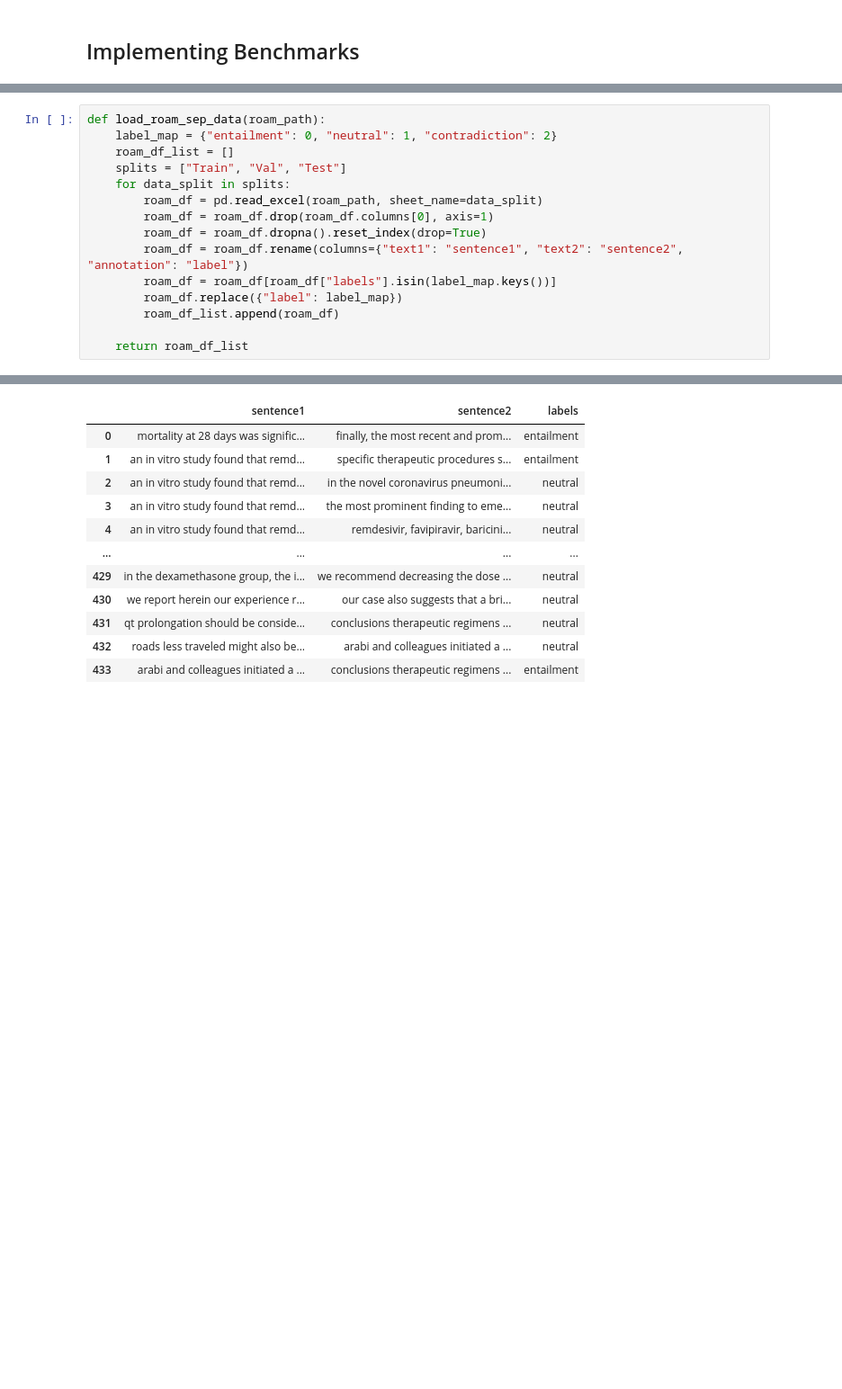
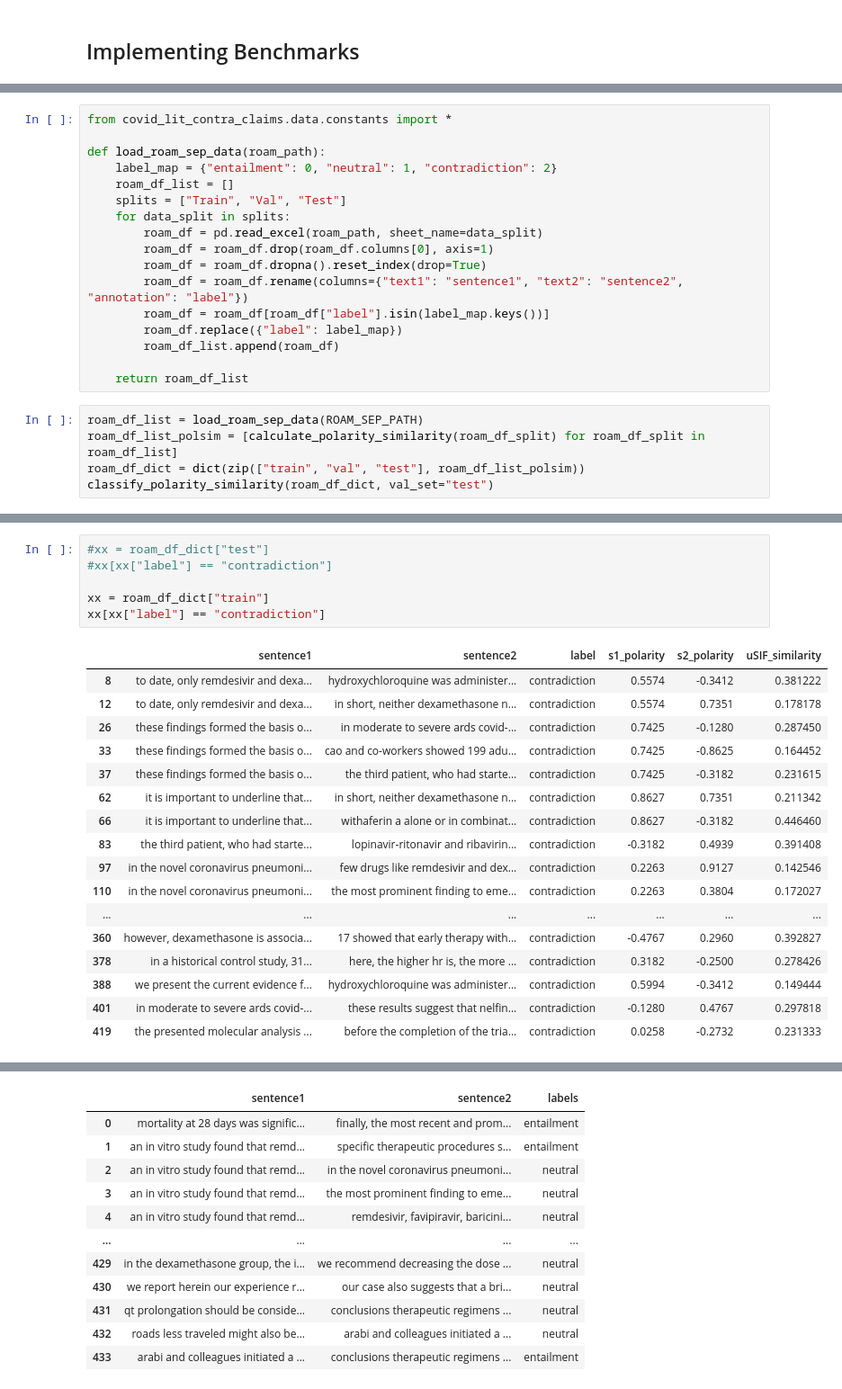
Before and after one commit to dnsosa/covid_lit_contra_claims, a Jupyter notebook: notebooks/ImplementingBenchmarks.ipynb, the cells around one changed output, grey strips where cells are left out. Shown at 90% size. Saved outputs shown, nothing was run; the diff lists cells and outputs as text; blank space fills up the shorter version.

```diff
--- a/notebooks/ImplementingBenchmarks.ipynb
+++ b/notebooks/ImplementingBenchmarks.ipynb
@@ -81,4 +92,6 @@ def classify_negative_parity(premise, hypothesis):
 # %%
+from covid_lit_contra_claims.data.constants import *
+
 def load_roam_sep_data(roam_path):
     label_map = {"entailment": 0, "neutral": 1, "contradiction": 2}
     roam_df_list = []
@@ -88,8 +101,13 @@ def load_roam_sep_data(roam_path):
         roam_df = roam_df.drop(roam_df.columns[0], axis=1)
         roam_df = roam_df.dropna().reset_index(drop=True)
         roam_df = roam_df.rename(columns={"text1": "sentence1", "text2": "sentence2", "annotation": "label"})
-        roam_df = roam_df[roam_df["labels"].isin(label_map.keys())]
+        roam_df = roam_df[roam_df["label"].isin(label_map.keys())]
         roam_df.replace({"label": label_map})
         roam_df_list.append(roam_df)
 
     return roam_df_list
+# %%
+roam_df_list = load_roam_sep_data(ROAM_SEP_PATH)
+roam_df_list_polsim = [calculate_polarity_similarity(roam_df_split) for roam_df_split in roam_df_list]
+roam_df_dict = dict(zip(["train", "val", "test"], roam_df_list_polsim))
+classify_polarity_similarity(roam_df_dict, val_set="test")
@@ -95,0 +163,24 @@ def load_roam_sep_data(roam_path):
+# %%
+#xx = roam_df_dict["test"]
+#xx[xx["label"] == "contradiction"]
+
+xx = roam_df_dict["train"]
+xx[xx["label"] == "contradiction"]
+# %% [output]
+|  | sentence1 | sentence2 | label | s1_polarity | s2_polarity | uSIF_similarity |
+| 8 | to date, only remdesivir and dexa... | hydroxychloroquine was administer... | contradiction | 0.5574 | -0.3412 | 0.381222 |
+| 12 | to date, only remdesivir and dexa... | in short, neither dexamethasone n... | contradiction | 0.5574 | 0.7351 | 0.178178 |
+| 26 | these findings formed the basis o... | in moderate to severe ards covid-... | contradiction | 0.7425 | -0.1280 | 0.287450 |
+| 33 | these findings formed the basis o... | cao and co-workers showed 199 adu... | contradiction | 0.7425 | -0.8625 | 0.164452 |
+| 37 | these findings formed the basis o... | the third patient, who had starte... | contradiction | 0.7425 | -0.3182 | 0.231615 |
+| 62 | it is important to underline that... | in short, neither dexamethasone n... | contradiction | 0.8627 | 0.7351 | 0.211342 |
+| 66 | it is important to underline that... | withaferin a alone or in combinat... | contradiction | 0.8627 | -0.3182 | 0.446460 |
+| 83 | the third patient, who had starte... | lopinavir-ritonavir and ribavirin... | contradiction | -0.3182 | 0.4939 | 0.391408 |
+| 97 | in the novel coronavirus pneumoni... | few drugs like remdesivir and dex... | contradiction | 0.2263 | 0.9127 | 0.142546 |
+| 110 | in the novel coronavirus pneumoni... | the most prominent finding to eme... | contradiction | 0.2263 | 0.3804 | 0.172027 |
+| ... | ... | ... | ... | ... | ... | ... |
+| 360 | however, dexamethasone is associa... | 17 showed that early therapy with... | contradiction | -0.4767 | 0.2960 | 0.392827 |
+| 378 | in a historical control study, 31... | here, the higher hr is, the more ... | contradiction | 0.3182 | -0.2500 | 0.278426 |
+| 388 | we present the current evidence f... | hydroxychloroquine was administer... | contradiction | 0.5994 | -0.3412 | 0.149444 |
+| 401 | in moderate to severe ards covid-... | these results suggest that nelfin... | contradiction | -0.1280 | 0.4767 | 0.297818 |
+| 419 | the presented molecular analysis ... | before the completion of the tria... | contradiction | 0.0258 | -0.2732 | 0.231333 |
```
Also changed, not shown: parts of 14 cells of this notebook, 7 other files.
